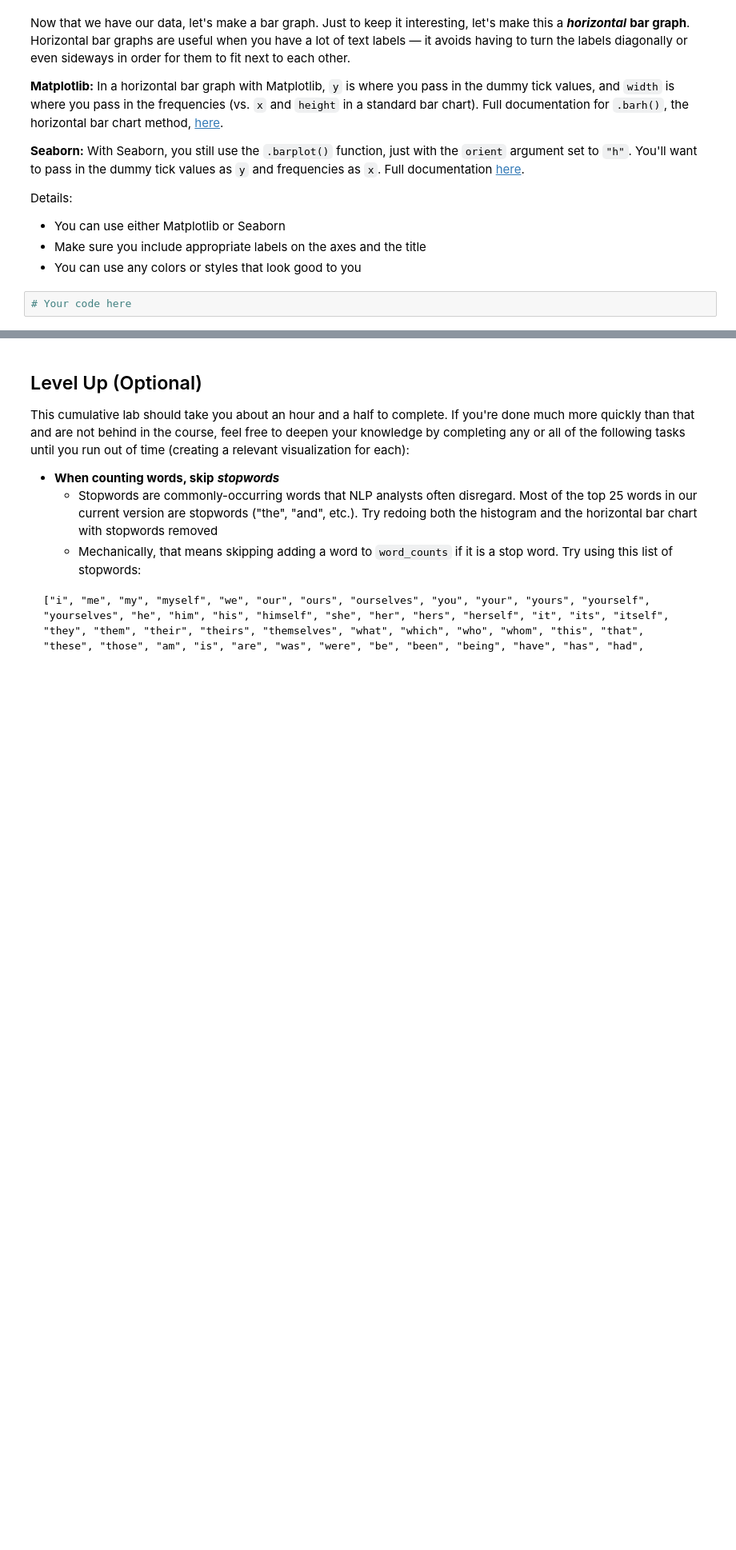
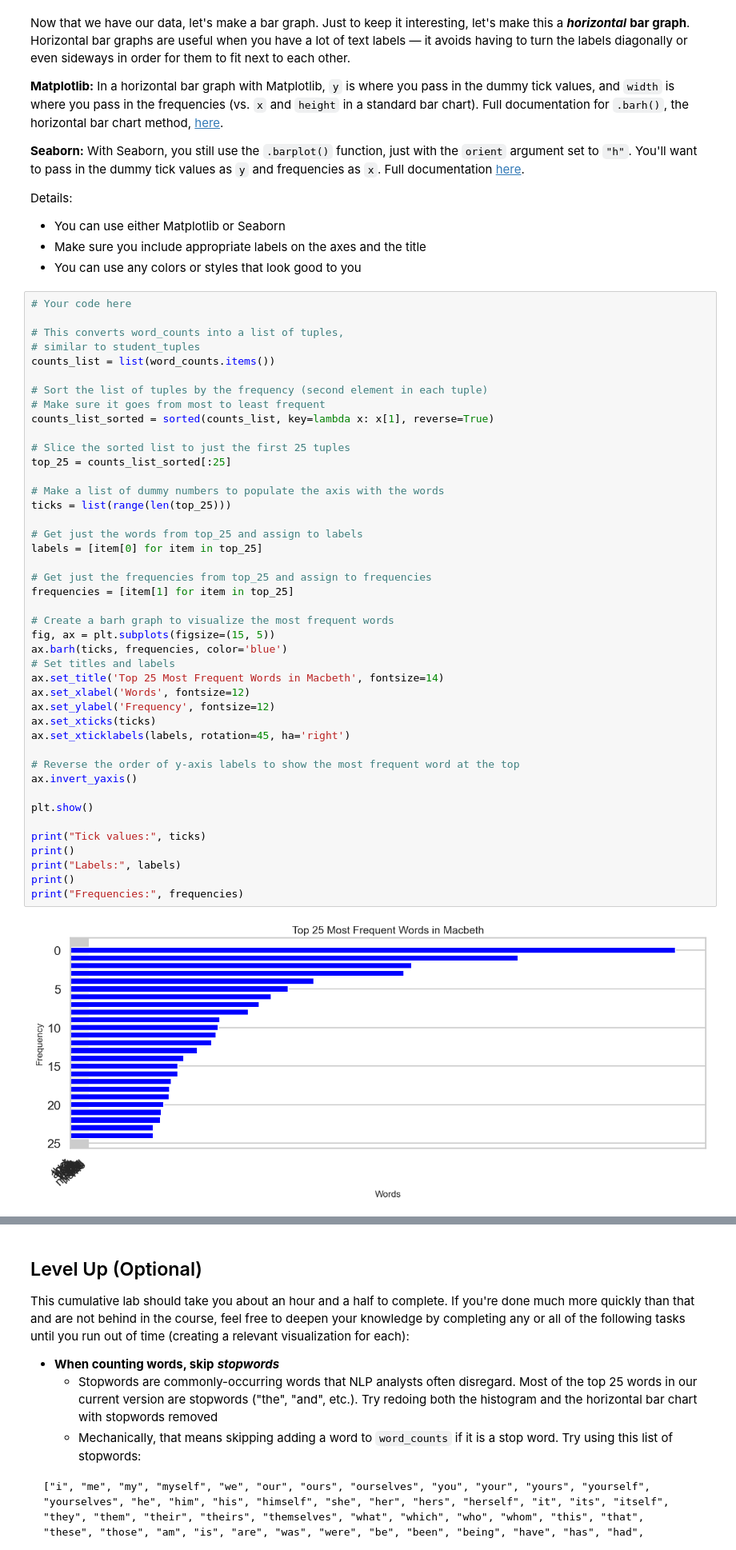
Before and after one commit to ian-moire/dsc-data-viz-cumulative-lab, a Jupyter notebook: index.ipynb, the cells around one changed output, grey strips where cells are left out. Shown at 80% size. Saved outputs shown, nothing was run; the diff lists cells and outputs as text; blank space fills up the shorter version.

```diff
--- a/index.ipynb
+++ b/index.ipynb
@@ -301,5 +334,48 @@ Details:
  - You can use either Matplotlib or Seaborn
  - Make sure you include appropriate labels on the axes and the title
  - You can use any colors or styles that look good to you
-# %%
-# Your code here
+# %%
+# Your code here
+
+# This converts word_counts into a list of tuples,
+# similar to student_tuples
+counts_list = list(word_counts.items())
+
+# Sort the list of tuples by the frequency (second element in each tuple)
+# Make sure it goes from most to least frequent
+counts_list_sorted = sorted(counts_list, key=lambda x: x[1], reverse=True)
+
+# Slice the sorted list to just the first 25 tuples
+top_25 = counts_list_sorted[:25]
+
+# Make a list of dummy numbers to populate the axis with the words
+ticks = list(range(len(top_25)))
+
+# Get just the words from top_25 and assign to labels
+labels = [item[0] for item in top_25]
+
+# Get just the frequencies from top_25 and assign to frequencies
+frequencies = [item[1] for item in top_25]
+
+# Create a barh graph to visualize the most frequent words
+fig, ax = plt.subplots(figsize=(15, 5))
+ax.barh(ticks, frequencies, color='blue')
+# Set titles and labels
+ax.set_title('Top 25 Most Frequent Words in Macbeth', fontsize=14)
+ax.set_xlabel('Words', fontsize=12)
+ax.set_ylabel('Frequency', fontsize=12)
+ax.set_xticks(ticks)
+ax.set_xticklabels(labels, rotation=45, ha='right')
+
+# Reverse the order of y-axis labels to show the most frequent word at the top
+ax.invert_yaxis()
+
+plt.show()
+
+print("Tick values:", ticks)
+print()
+print("Labels:", labels)
+print()
+print("Frequencies:", frequencies)
+# %% [output]
+[figure, added]
```
Also changed, not shown: parts of 5 cells of this notebook.
